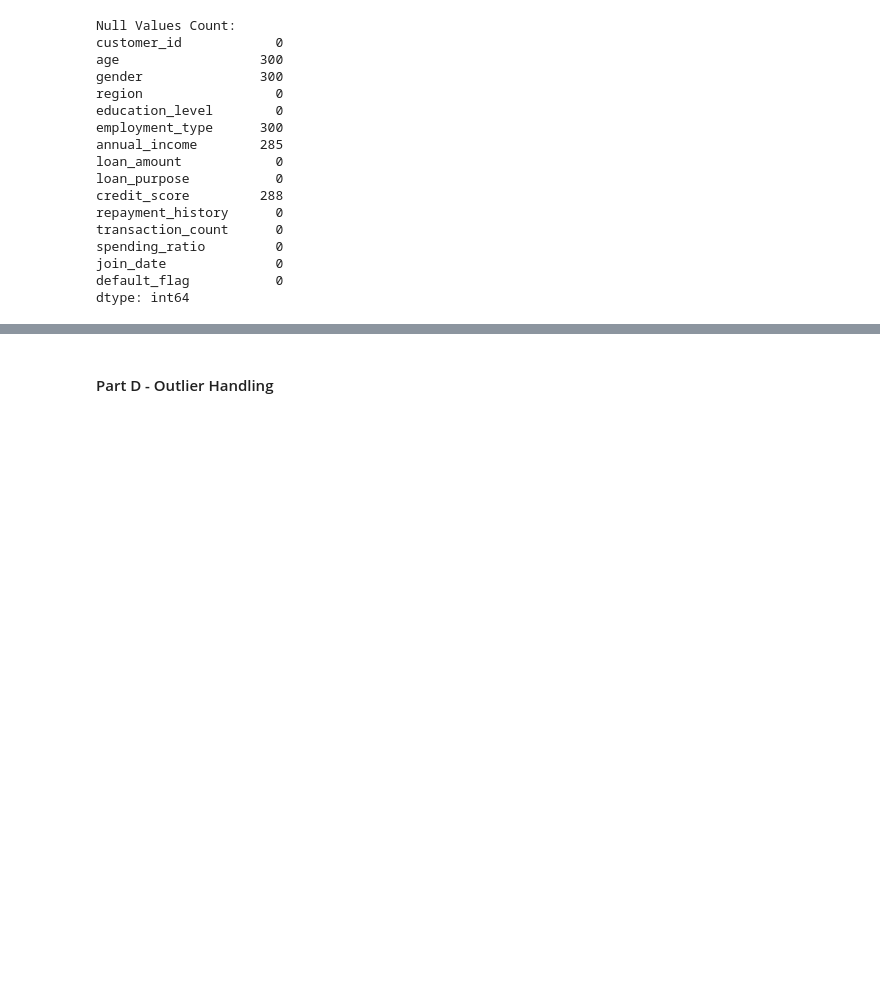
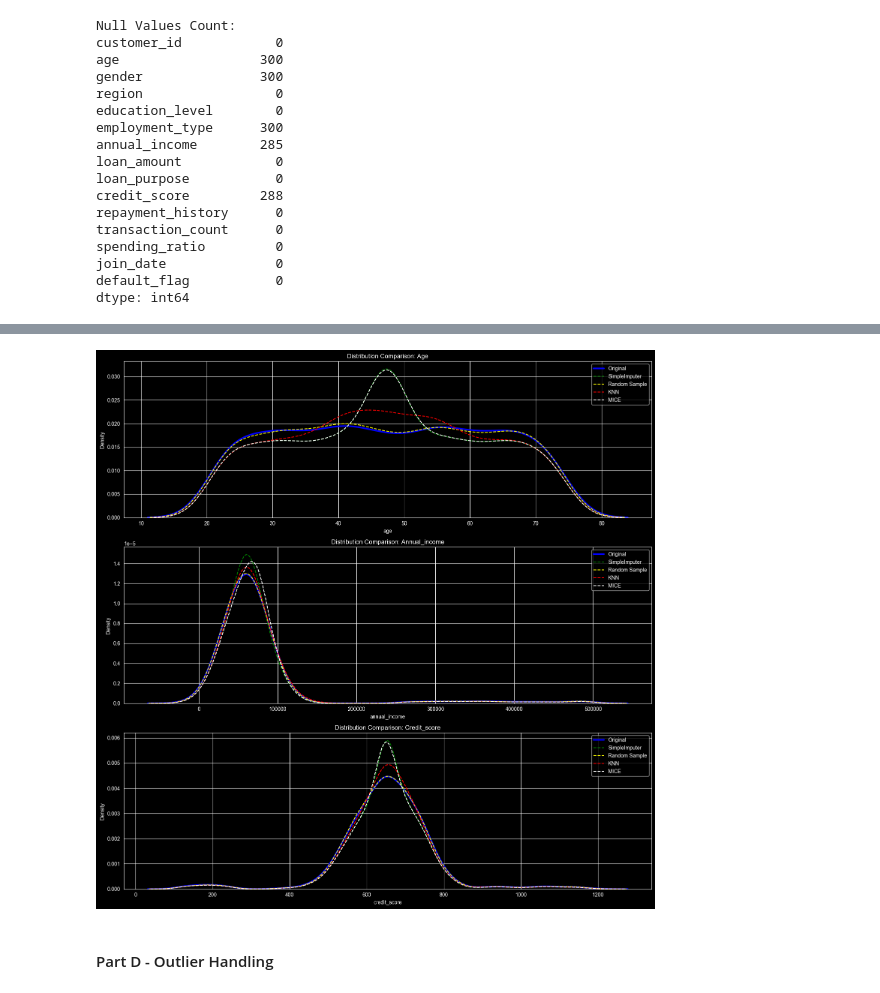
Before and after one commit to krish-desai-123/Data-Preprocessing-and-Feature-Engineering, a Jupyter notebook: Final_Project/holistic_data_preparer.ipynb, the cells around one changed output, grey strips where cells are left out. Drawn from its saved outputs; the diff is of its cells as text; code cells hidden in the pictures; blank space fills up the shorter version.

```diff
--- a/Final_Project/holistic_data_preparer.ipynb
+++ b/Final_Project/holistic_data_preparer.ipynb
@@ -152,0 +276,20 @@ df_missing = df[['age','gender','employment_type','annual_income','credit_score'
+# %%
+# MICE
+
+df_mice = df.copy()
+
+df_mice_dropped = df_mice.drop(['customer_id','default_flag','join_date'], axis=1)
+df_mice.drop(['customer_id','default_flag','join_date'], axis=1, inplace=True)
+
+cols = ['gender','region','employment_type','loan_purpose','education_level']
+oe = OrdinalEncoder(handle_unknown='use_encoded_value',unknown_value=np.nan)
+df_mice[cols] = oe.fit_transform(df_mice[cols])
+
+mice = IterativeImputer(max_iter=400, random_state=9009)
+df_mice = pd.DataFrame(mice.fit_transform(df_mice), columns=df_mice.columns)
+
+df_mice[cols] = df_mice[cols].round().astype(int)
+df_mice[cols] = oe.inverse_transform(df_mice[cols])
+
+print('After applying MICE Algorithm: ')
+display(df_mice.head(10))
@@ -153,3 +309,25 @@ df_missing = df[['age','gender','employment_type','annual_income','credit_score'
+# %%
+# Compare
+
+figs, axes = plt.subplots(3,1,figsize=(15,15))
+axes = axes.flatten()
+
+cols_to_compare = ['age','annual_income','credit_score']
+
+for i, col in enumerate(cols_to_compare):
+    sns.kdeplot(df[col].dropna(), label='Original', ax=axes[i], linewidth=3, color='blue')
+    sns.kdeplot(df_simp[col], label='SimpleImputer', ax=axes[i], linestyle='--', color='green')
+    sns.kdeplot(df_rand[col], label='Random Sample', ax=axes[i], linestyle='--',color='yellow')
+    sns.kdeplot(df_knn[col], label='KNN', ax=axes[i], linestyle='--', color='red')
+    sns.kdeplot(df_mice[col], label='MICE', ax=axes[i], linestyle='--', color='white')
+
+    axes[i].set_title(f'Distribution Comparison: {col.capitalize()}')
+    axes[i].legend()
+
+plt.tight_layout()
+plt.show()
+# %% [output]
+[figure, added]
 # %% [markdown]
 #### Part D - Outlier Handling
 # %% [markdown]
```
Also changed, not shown: parts of 7 cells of this notebook.
